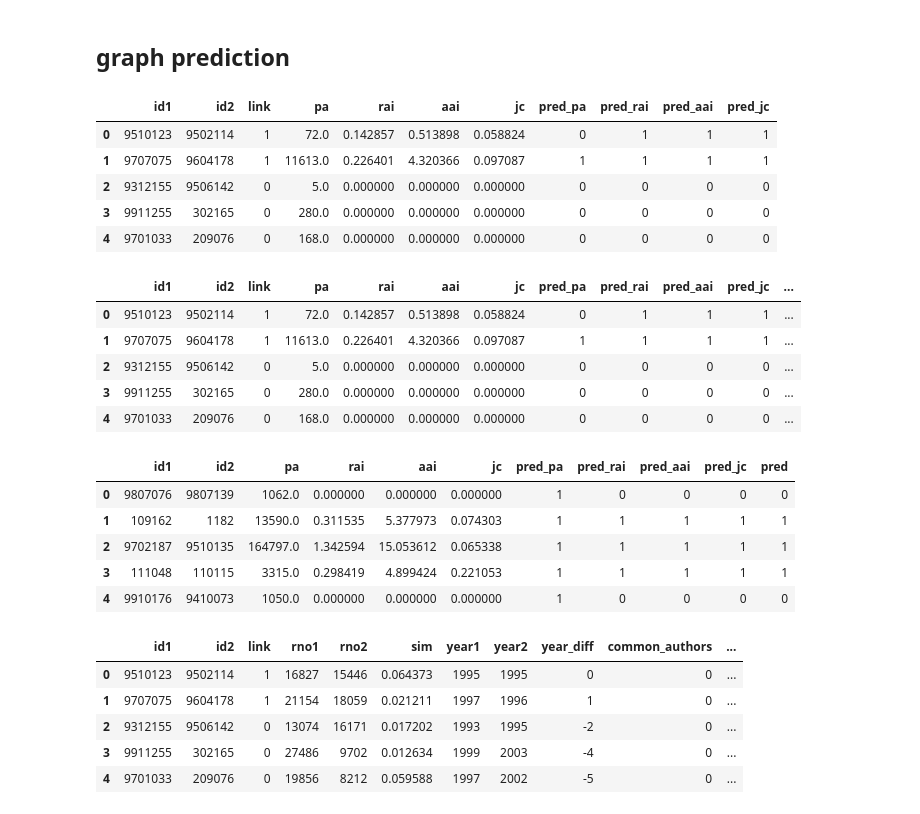
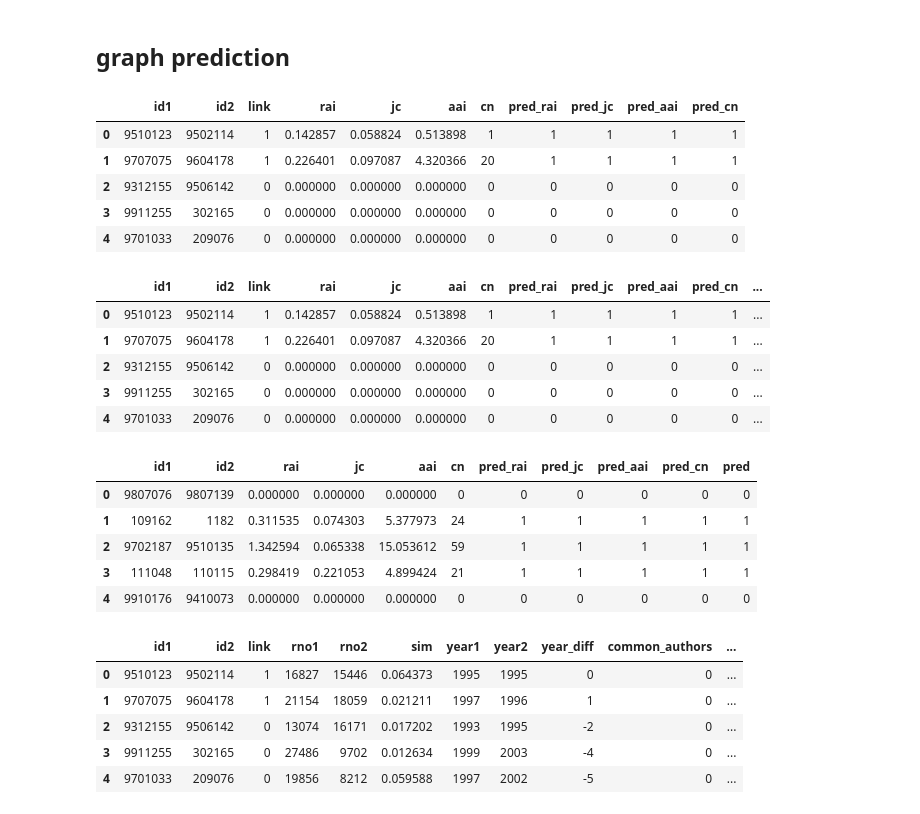
Before and after one commit to SWKG21/NLP-Class-Project1, a Jupyter notebook: features.ipynb, the cells around one changed output. Saved outputs shown, nothing was run; the diff lists cells and outputs as text; code cells hidden in the pictures.

```diff
--- a/features.ipynb
+++ b/features.ipynb
@@ -108,36 +108,36 @@ test.head()
 # %% [markdown]
 ## graph prediction
 # %%
-train_graph = pd.read_csv('train_by_nx.csv', index_col=0)
+train_graph = pd.read_csv('train_by_nx.csv')
 train_graph.head()
 # %% [output]
-|  | id1 | id2 | link | pa | rai | aai | jc | pred_pa | pred_rai | pred_aai | pred_jc |
-| 0 | 9510123 | 9502114 | 1 | 72.0 | 0.142857 | 0.513898 | 0.058824 | 0 | 1 | 1 | 1 |
-| 1 | 9707075 | 9604178 | 1 | 11613.0 | 0.226401 | 4.320366 | 0.097087 | 1 | 1 | 1 | 1 |
-| 2 | 9312155 | 9506142 | 0 | 5.0 | 0.000000 | 0.000000 | 0.000000 | 0 | 0 | 0 | 0 |
-| 3 | 9911255 | 302165 | 0 | 280.0 | 0.000000 | 0.000000 | 0.000000 | 0 | 0 | 0 | 0 |
-| 4 | 9701033 | 209076 | 0 | 168.0 | 0.000000 | 0.000000 | 0.000000 | 0 | 0 | 0 | 0 |
+|  | id1 | id2 | link | rai | jc | aai | cn | pred_rai | pred_jc | pred_aai | pred_cn |
+| 0 | 9510123 | 9502114 | 1 | 0.142857 | 0.058824 | 0.513898 | 1 | 1 | 1 | 1 | 1 |
+| 1 | 9707075 | 9604178 | 1 | 0.226401 | 0.097087 | 4.320366 | 20 | 1 | 1 | 1 | 1 |
+| 2 | 9312155 | 9506142 | 0 | 0.000000 | 0.000000 | 0.000000 | 0 | 0 | 0 | 0 | 0 |
+| 3 | 9911255 | 302165 | 0 | 0.000000 | 0.000000 | 0.000000 | 0 | 0 | 0 | 0 | 0 |
+| 4 | 9701033 | 209076 | 0 | 0.000000 | 0.000000 | 0.000000 | 0 | 0 | 0 | 0 | 0 |
 # %%
-train_graph['pred'] = train_graph.apply(lambda row: 1 if (row['pred_rai']+row['pred_aai']+row['pred_jc'])>1 else 0,
+train_graph['pred'] = train_graph.apply(lambda row: 1 if (row['pred_cn']+row['pred_rai']+row['pred_aai']+row['pred_jc'])>1 else 0,
                                         axis=1)
 train_graph.head()
 # %% [output]
-|  | id1 | id2 | link | pa | rai | aai | jc | pred_pa | pred_rai | pred_aai | pred_jc | ... |
-| 0 | 9510123 | 9502114 | 1 | 72.0 | 0.142857 | 0.513898 | 0.058824 | 0 | 1 | 1 | 1 | ... |
-| 1 | 9707075 | 9604178 | 1 | 11613.0 | 0.226401 | 4.320366 | 0.097087 | 1 | 1 | 1 | 1 | ... |
-| 2 | 9312155 | 9506142 | 0 | 5.0 | 0.000000 | 0.000000 | 0.000000 | 0 | 0 | 0 | 0 | ... |
-| 3 | 9911255 | 302165 | 0 | 280.0 | 0.000000 | 0.000000 | 0.000000 | 0 | 0 | 0 | 0 | ... |
-| 4 | 9701033 | 209076 | 0 | 168.0 | 0.000000 | 0.000000 | 0.000000 | 0 | 0 | 0 | 0 | ... |
+|  | id1 | id2 | link | rai | jc | aai | cn | pred_rai | pred_jc | pred_aai | pred_cn | ... |
+| 0 | 9510123 | 9502114 | 1 | 0.142857 | 0.058824 | 0.513898 | 1 | 1 | 1 | 1 | 1 | ... |
+| 1 | 9707075 | 9604178 | 1 | 0.226401 | 0.097087 | 4.320366 | 20 | 1 | 1 | 1 | 1 | ... |
+| 2 | 9312155 | 9506142 | 0 | 0.000000 | 0.000000 | 0.000000 | 0 | 0 | 0 | 0 | 0 | ... |
+| 3 | 9911255 | 302165 | 0 | 0.000000 | 0.000000 | 0.000000 | 0 | 0 | 0 | 0 | 0 | ... |
+| 4 | 9701033 | 209076 | 0 | 0.000000 | 0.000000 | 0.000000 | 0 | 0 | 0 | 0 | 0 | ... |
 # %%
-test_graph = pd.read_csv('test_by_nx.csv', index_col=0)
-test_graph['pred'] = test_graph.apply(lambda row: 1 if (row['pred_rai']+row['pred_aai']+row['pred_jc'])>1 else 0,
-                                        axis=1)
+test_graph = pd.read_csv('test_by_nx.csv')
+test_graph['pred'] = test_graph.apply(lambda row: 1 if (row['pred_cn']+row['pred_rai']+row['pred_aai']+row['pred_jc'])>1 else 0,
+                                      axis=1)
 test_graph.head()
 # %% [output]
-|  | id1 | id2 | pa | rai | aai | jc | pred_pa | pred_rai | pred_aai | pred_jc | pred |
-| 0 | 9807076 | 9807139 | 1062.0 | 0.000000 | 0.000000 | 0.000000 | 1 | 0 | 0 | 0 | 0 |
-| 1 | 109162 | 1182 | 13590.0 | 0.311535 | 5.377973 | 0.074303 | 1 | 1 | 1 | 1 | 1 |
-| 2 | 9702187 | 9510135 | 164797.0 | 1.342594 | 15.053612 | 0.065338 | 1 | 1 | 1 | 1 | 1 |
-| 3 | 111048 | 110115 | 3315.0 | 0.298419 | 4.899424 | 0.221053 | 1 | 1 | 1 | 1 | 1 |
-| 4 | 9910176 | 9410073 | 1050.0 | 0.000000 | 0.000000 | 0.000000 | 1 | 0 | 0 | 0 | 0 |
+|  | id1 | id2 | rai | jc | aai | cn | pred_rai | pred_jc | pred_aai | pred_cn | pred |
+| 0 | 9807076 | 9807139 | 0.000000 | 0.000000 | 0.000000 | 0 | 0 | 0 | 0 | 0 | 0 |
+| 1 | 109162 | 1182 | 0.311535 | 0.074303 | 5.377973 | 24 | 1 | 1 | 1 | 1 | 1 |
+| 2 | 9702187 | 9510135 | 1.342594 | 0.065338 | 15.053612 | 59 | 1 | 1 | 1 | 1 | 1 |
+| 3 | 111048 | 110115 | 0.298419 | 0.221053 | 4.899424 | 21 | 1 | 1 | 1 | 1 | 1 |
+| 4 | 9910176 | 9410073 | 0.000000 | 0.000000 | 0.000000 | 0 | 0 | 0 | 0 | 0 | 0 |
 # %%
```
Also changed, not shown: parts of 14 cells of this notebook.
